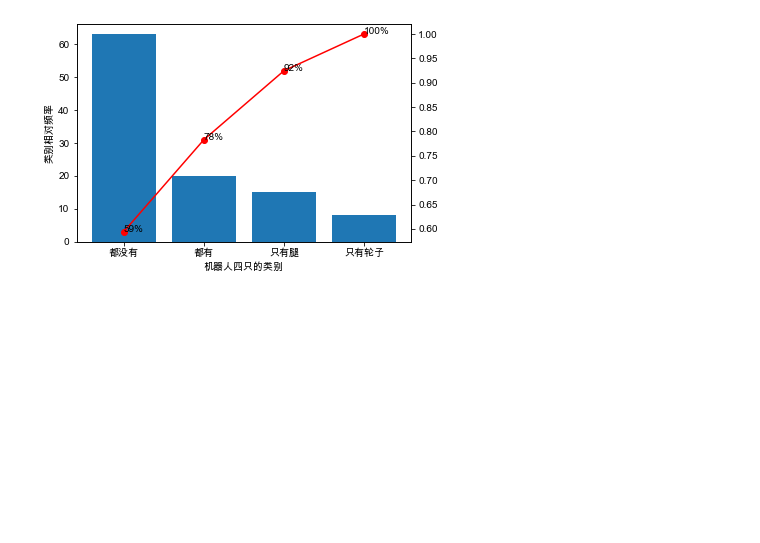
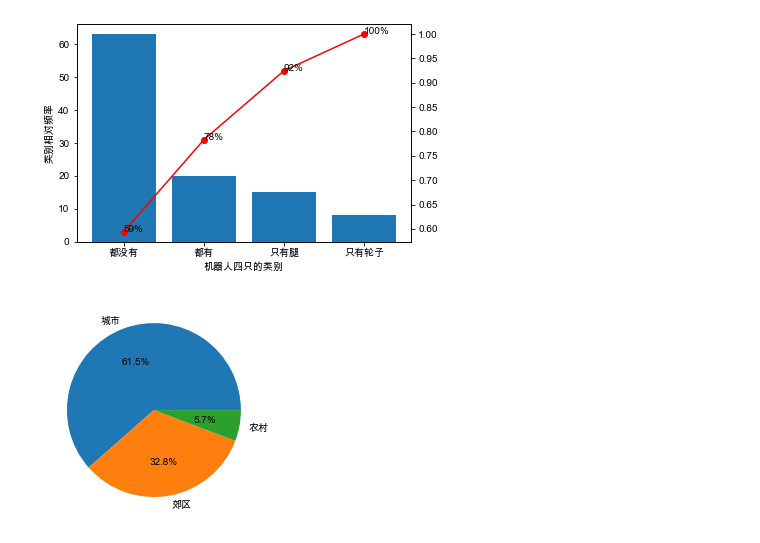
Before and after one commit to luxiaotong/statistics_for_engineering, a Jupyter notebook: ch2.ipynb, the cells around one changed output. Drawn from its saved outputs; the diff is of its cells as text; code cells hidden in the pictures; blank space fills up the shorter version.

```diff
--- a/ch2.ipynb
+++ b/ch2.ipynb
@@ -38,3 +35,11 @@ pareto_plot(x, y)
 # %% [output]
 [0.59433962 0.78301887 0.9245283  1.        ]
 [figure]
+# %%
+# 2.3
+x = np.array(['107', '57', '10'])
+labels = np.array(['城市', '郊区', '农村'])
+plt.pie(x, labels=labels, autopct='%1.1f%%')
+plt.show()
+# %% [output]
+[figure, added]
```
Also changed, not shown: parts of 1 cell of this notebook.
